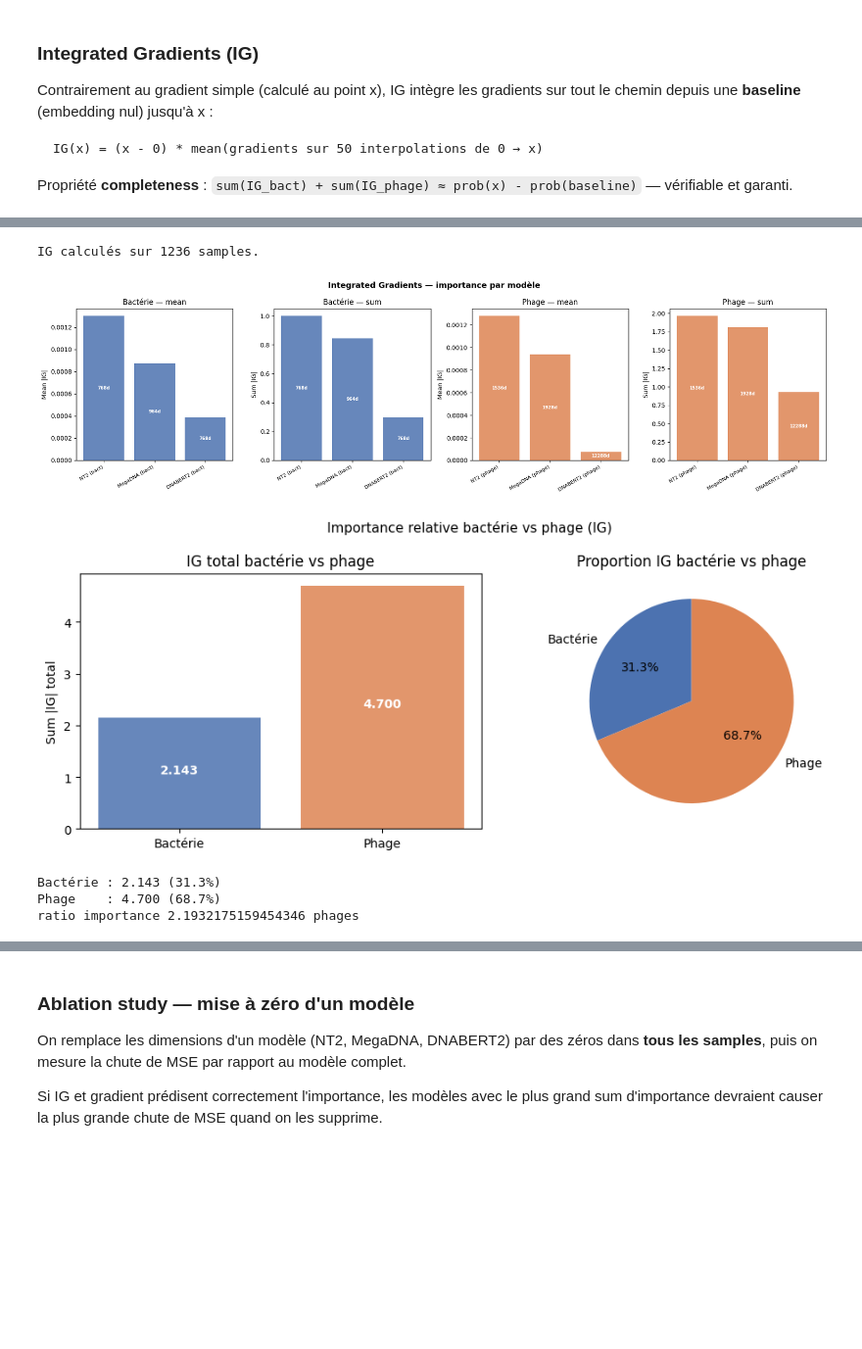
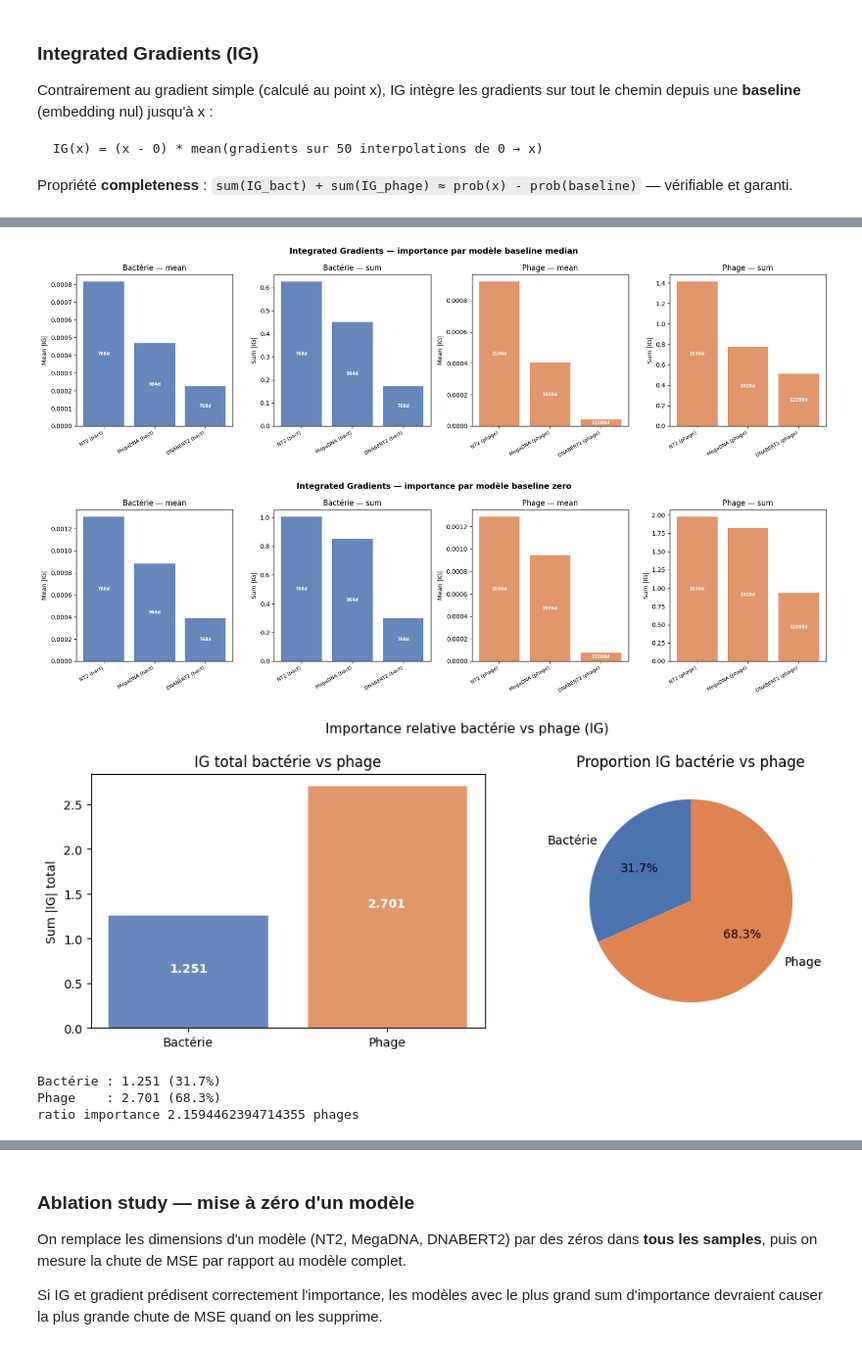
Before and after one commit to nathan-heig/FoundedPBI-code, a Jupyter notebook: analysis/model_importances_analysis.ipynb, the cells around one changed output, grey strips where cells are left out. Shown at 98% size. Saved outputs shown, nothing was run; the diff lists cells and outputs as text; code cells hidden in the pictures; blank space fills up the shorter version.

Commit message:
ajout median_embedding pour IG et ablation

```diff
--- a/analysis/model_importances_analysis.ipynb
+++ b/analysis/model_importances_analysis.ipynb
@@ -295,7 +295,7 @@ class ModelInfo:
         self.model = model
         self.slice = slice
         self.side = side
-        self.ablation: dict = {}
+        self.result: dict = {}
 
     @property
     def embedding_size(self) -> int:
@@ -338,7 +338,7 @@ class TopBottomModelInfo:
         stop   = parent.slice.stop
         self.slice = part.choose(slice(start, middle), slice(middle, stop))
 
-        self.ablation: dict = {}
+        self.result: dict = {}
 
     @classmethod
     def from_parent(cls, parent: 'ModelInfo'):
@@ -643,63 +635,84 @@ Erreur completeness: 0.003610  (doit etre proche de 0)
 # %%
-# Calcul des IG sur tout le dataset
+# Calcul des IG sur tout le dataset via captum
 N_STEPS = 50
-all_ig_bact, all_ig_phage = [], []
-
-model.eval()
-for _, row in dataset.iterrows():
-    bact_emb  = row['bacterium_embedding'].clone().float().to(device).unsqueeze(0)
-    phage_emb = row['phage_embedding'].clone().float().to(device).unsqueeze(0)
-
-    ig_bact, ig_phage = integrated_gradients(model, bact_emb, phage_emb, n_steps=N_STEPS)
-
-    all_ig_bact.append(ig_bact.abs().cpu().numpy())
-    all_ig_phage.append(ig_phage.abs().cpu().numpy())
 
 
-mean_ig_bact          = np.mean(all_ig_bact,     axis=0)
-mean_ig_phage         = np.mean(all_ig_phage,    axis=0)
+def compute_mean_ig(baseline_bact, baseline_phage, n_steps=N_STEPS):
+    all_b, all_p = [], []
+    model.eval()
+    for _, row in dataset.iterrows():
+        b = row['bacterium_embedding'].clone().float().to(device).unsqueeze(0)
+        p = row['phage_embedding'].clone().float().to(device).unsqueeze(0)
+        attr_b, attr_p = ig.attribute(
+            inputs=(b, p),
+            baselines=(baseline_bact, baseline_phage),
+            target=0, n_steps=n_steps,
+        )
+        all_b.append(attr_b.squeeze().abs().cpu().numpy())
+        all_p.append(attr_p.squeeze().abs().cpu().numpy())
+    return np.mean(all_b, axis=0), np.mean(all_p, axis=0)
 
-print('IG calculés sur ' + str(len(all_ig_bact)) + ' samples.')
+
+# Baseline = médiane
+mean_ig_bact, mean_ig_phage = compute_mean_ig(
+    median_bact.unsqueeze(0), median_phage.unsqueeze(0),
+)
+
+# Baseline = zéro
+mean_ig_bact_zero, mean_ig_phage_zero = compute_mean_ig(
+    torch.zeros_like(median_bact).unsqueeze(0),
+    torch.zeros_like(median_phage).unsqueeze(0),
+)
-# %% [output]
-IG calculés sur 1236 samples.
 # %%
 plot_importance_bars(
     [
         (bact_info,  'mean', 'Bactérie', '#4C72B0', 'Mean |IG|'),
         (bact_info,  'sum',  'Bactérie', '#4C72B0', 'Sum |IG|'),
         (phage_info, 'mean', 'Phage',    '#DD8452', 'Mean |IG|'),
         (phage_info, 'sum',  'Phage',    '#DD8452', 'Sum |IG|'),
     ],
     mean_ig_bact, mean_ig_phage,
-    suptitle='Integrated Gradients — importance par modèle',
+    suptitle='Integrated Gradients — importance par modèle baseline median',
+)
+
+plot_importance_bars(
+    [
+        (bact_info,  'mean', 'Bactérie', '#4C72B0', 'Mean |IG|'),
+        (bact_info,  'sum',  'Bactérie', '#4C72B0', 'Sum |IG|'),
+        (phage_info, 'mean', 'Phage',    '#DD8452', 'Mean |IG|'),
+        (phage_info, 'sum',  'Phage',    '#DD8452', 'Sum |IG|'),
+    ],
+    mean_ig_bact_zero, mean_ig_phage_zero,
+    suptitle='Integrated Gradients — importance par modèle baseline zero',
 )
 
 # ── Bactérie vs Phage : somme totale des IG ──────────────────────────────────
 total_bact  = mean_ig_bact.sum()
 total_phage = mean_ig_phage.sum()
 total       = total_bact + total_phage
 
 fig, axes = plt.subplots(1, 2, figsize=(10, 4))
 axes[0].bar(['Bactérie', 'Phage'], [total_bact, total_phage],
             color=['#4C72B0', '#DD8452'], alpha=0.85)
 axes[0].set_ylabel('Sum |IG| total')
 axes[0].set_title('IG total bactérie vs phage')
 for i, v in enumerate([total_bact, total_phage]):
     axes[0].text(i, v * 0.5, f'{v:.3f}', ha='center', fontsize=10, color='white', fontweight='bold')
 axes[1].pie([total_bact, total_phage], labels=['Bactérie', 'Phage'],
             colors=['#4C72B0', '#DD8452'], autopct='%1.1f%%', startangle=90)
 axes[1].set_title('Proportion IG bactérie vs phage')
 plt.suptitle('Importance relative bactérie vs phage (IG)', fontsize=11)
 plt.tight_layout(); plt.show()
 print(f'Bactérie : {total_bact:.3f} ({100*total_bact/total:.1f}%)')
 print(f'Phage    : {total_phage:.3f} ({100*total_phage/total:.1f}%)')
 print(f'ratio importance {total_phage/total_bact} phages')
 # %% [output]
-[figure, old version]
+[figure, new version]
-[figure, old version]
+[figure, new version]
+[figure, added]
-Bactérie : 2.143 (31.3%)
-Phage    : 4.700 (68.7%)
-ratio importance 2.1932175159454346 phages
+Bactérie : 1.251 (31.7%)
+Phage    : 2.701 (68.3%)
+ratio importance 2.1594462394714355 phages
 # %%
 plot_per_dimension_importance(
     bact_info, phage_info,
```
Also changed, not shown: parts of 14 cells of this notebook.
